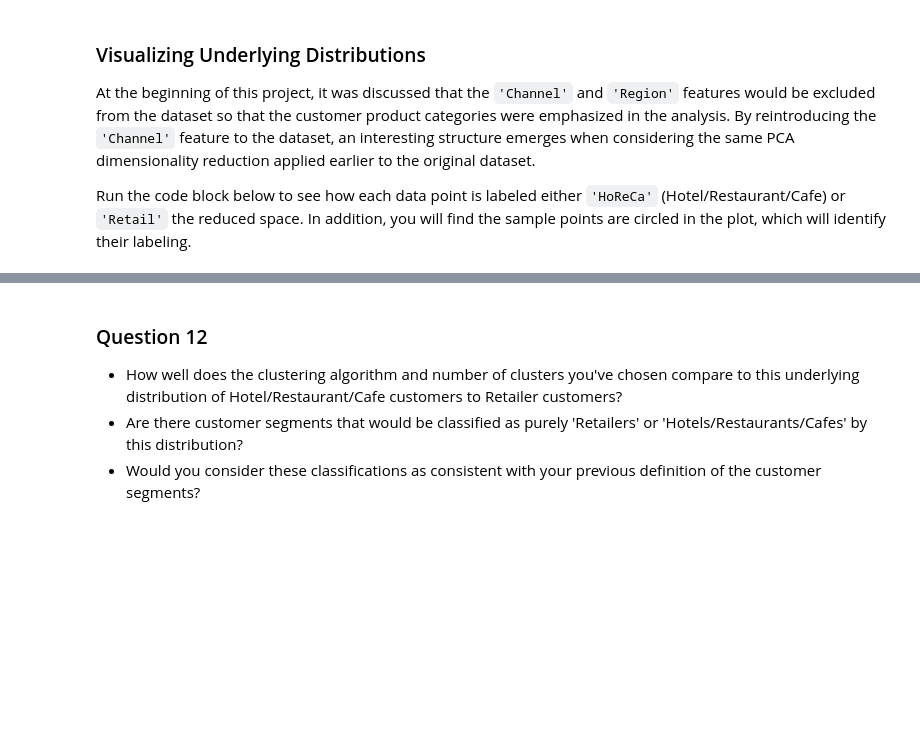
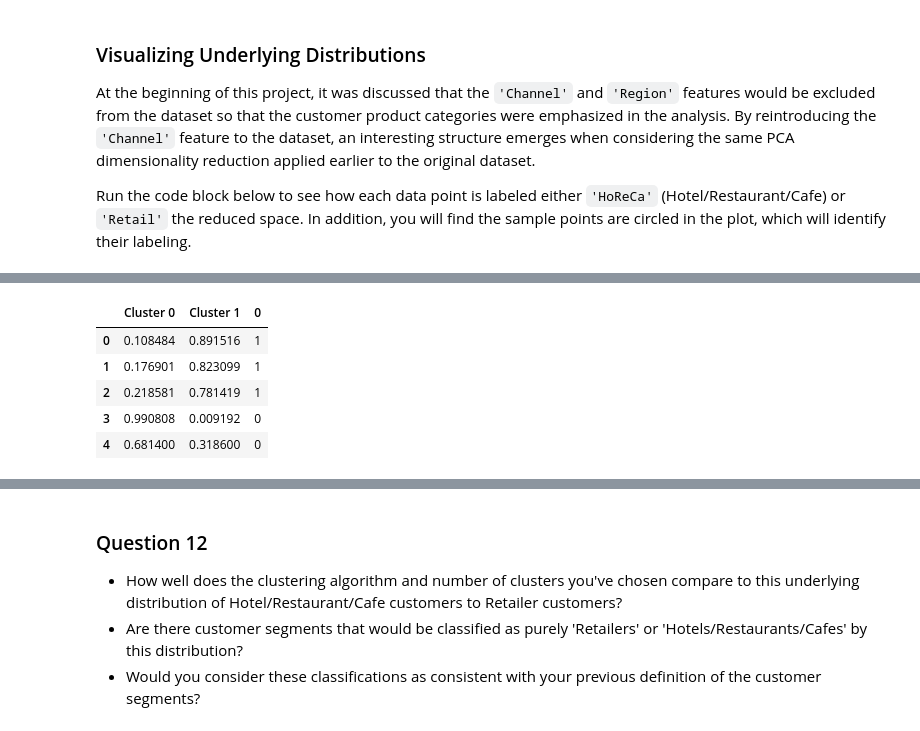
Before and after one commit to samiriff/MLND-customer-segments, a Jupyter notebook: customer_segments.ipynb, the cells around one changed output, grey strips where cells are left out. Saved outputs shown, nothing was run; the diff lists cells and outputs as text; code cells hidden in the pictures; blank space fills up the shorter version.

```diff
--- a/customer_segments.ipynb
+++ b/customer_segments.ipynb
@@ -1000,0 +1066,9 @@ vs.channel_results(reduced_data, outliers, pca_samples)
+# %%
+reduced_data_probabilities.head()
+# %% [output]
+|  | Cluster 0 | Cluster 1 | 0 |
+| 0 | 0.108484 | 0.891516 | 1 |
+| 1 | 0.176901 | 0.823099 | 1 |
+| 2 | 0.218581 | 0.781419 | 1 |
+| 3 | 0.990808 | 0.009192 | 0 |
+| 4 | 0.681400 | 0.318600 | 0 |
```
Also changed, not shown: parts of 13 cells of this notebook.
